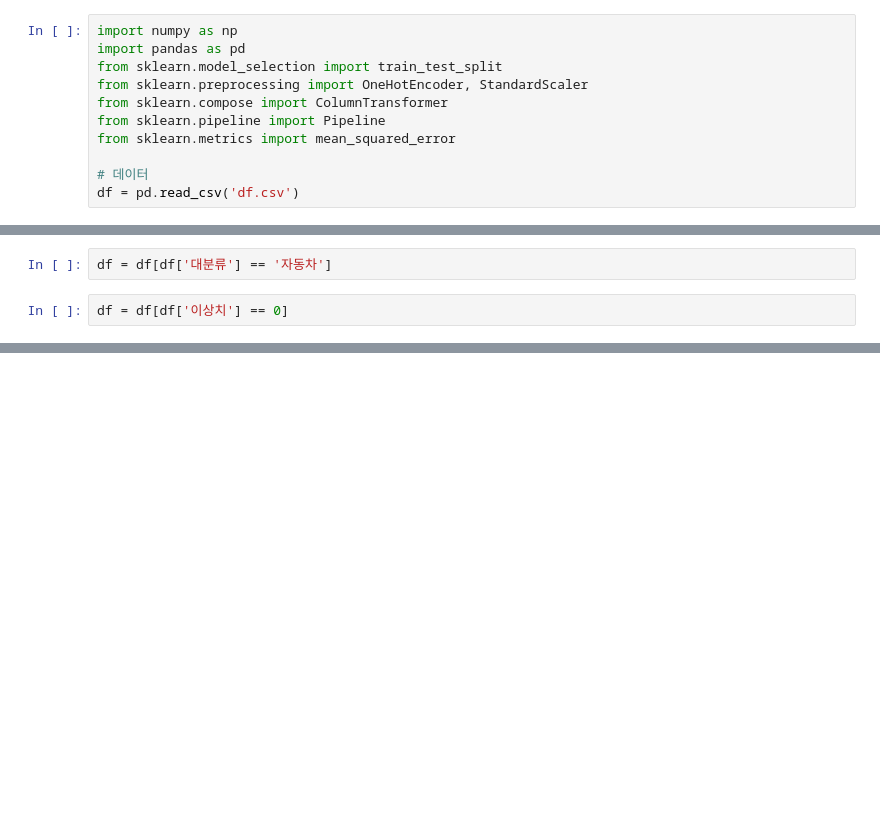
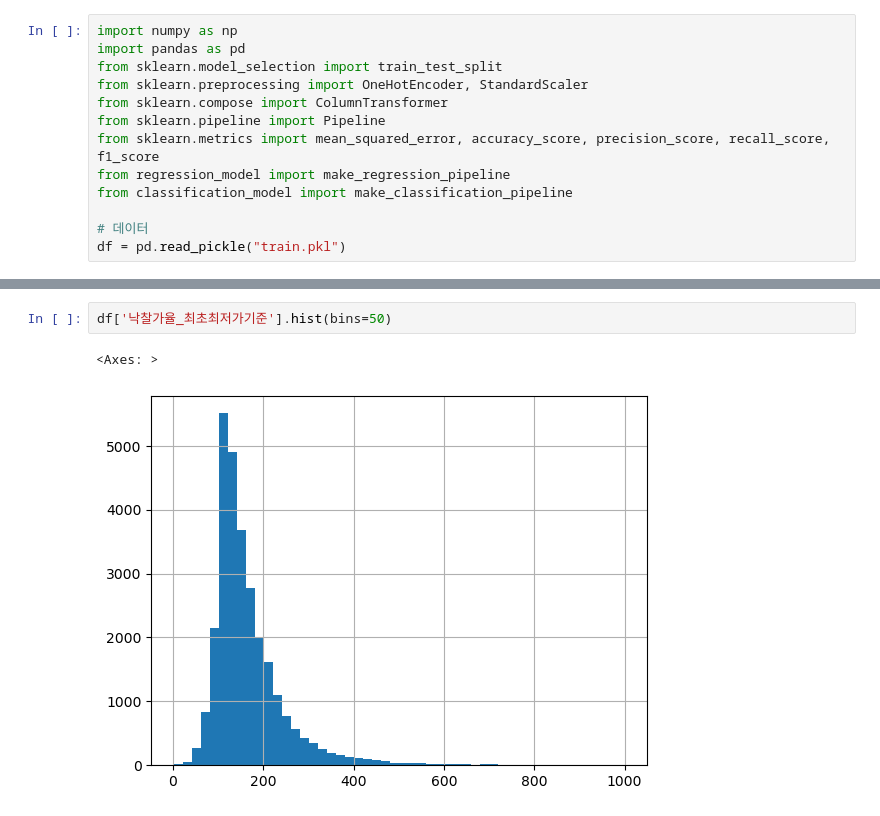
Before and after one commit to OpenSW-5/price_model, a Jupyter notebook: model.ipynb, the cells around one changed output, grey strips where cells are left out. Saved outputs shown, nothing was run; the diff lists cells and outputs as text; blank space fills up the shorter version.

```diff
--- a/model.ipynb
+++ b/model.ipynb
@@ -5,8 +5,10 @@ from sklearn.model_selection import train_test_split
 from sklearn.preprocessing import OneHotEncoder, StandardScaler
 from sklearn.compose import ColumnTransformer
 from sklearn.pipeline import Pipeline
-from sklearn.metrics import mean_squared_error
+from sklearn.metrics import mean_squared_error, accuracy_score, precision_score, recall_score, f1_score
+from regression_model import make_regression_pipeline
+from classification_model import make_classification_pipeline
 
 # 데이터
-df = pd.read_csv('df.csv')
+df = pd.read_pickle("train.pkl")
 # %%
@@ -23,4 +29,0 @@ array(['자동차', '광물/토사석', '회원권', '미분류기타', '컴퓨
-# %%
-df = df[df['대분류'] == '자동차']
-# %%
-df = df[df['이상치'] == 0]
@@ -101,0 +50,5 @@ print(f"선택된 단일 모델: {model_name}")
+# %%
+df['낙찰가율_최초최저가기준'].hist(bins=50)
+# %% [output]
+<Axes: >
+[figure, added]
```
Also changed, not shown: parts of 33 cells of this notebook, 7 other files.
